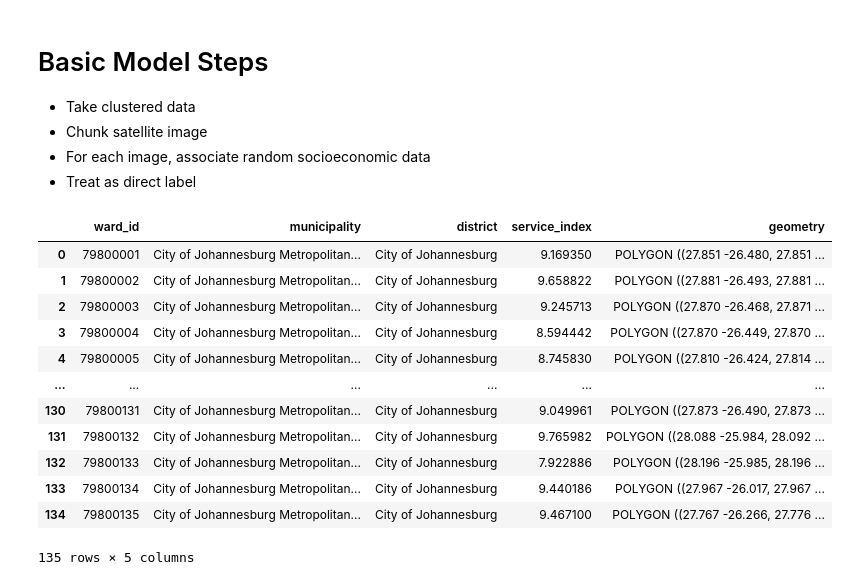
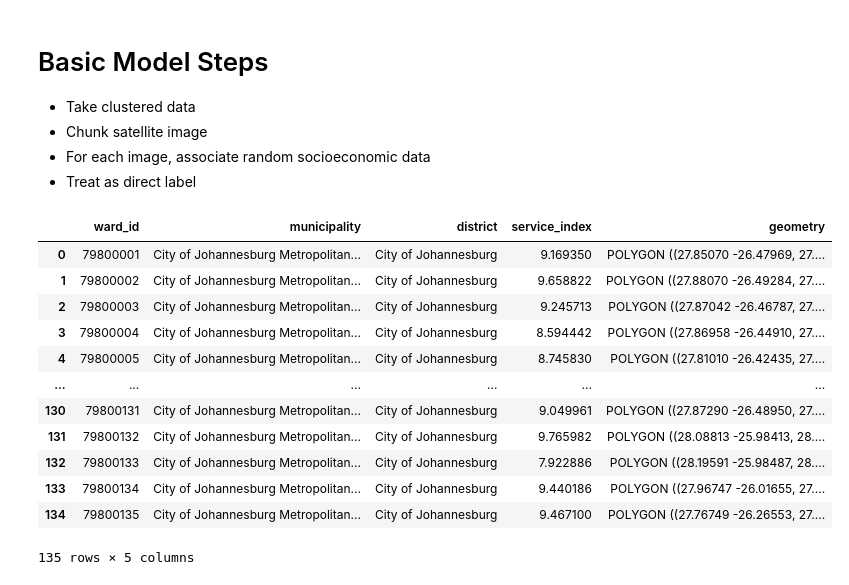
Before and after one commit to Emily-RoseSteyn/measuring-quality-of-life-gauteng, a Jupyter notebook: notebooks/basic-model-spike.ipynb, the cells around one changed output. Cells and saved outputs as stored; diff of their text form; code cells hidden in the pictures.

```diff
--- a/notebooks/basic-model-spike.ipynb
+++ b/notebooks/basic-model-spike.ipynb
@@ -12,27 +15,27 @@ import rasterio
 # %%
 # Have to add some conversion logic because plaintext geometry is not understood in CSV
 path = '../outputs/clustered-data.csv'
 df = pd.read_csv(path)
 gdf = gpd.GeoDataFrame(
     df.loc[:, [c for c in df.columns if c != "geometry"]],
     geometry=gpd.GeoSeries.from_wkt(df["geometry"]),
-    crs="epsg:3857",
+    crs="EPSG:4326",
 )
 gdf.sort_values(by='service_index', ascending=False)
 gdf
 # %% [output]
 |  | ward_id | municipality | district | service_index | geometry |
-| 0 | 79800001 | City of Johannesburg Metropolitan... | City of Johannesburg | 9.169350 | POLYGON ((27.851 -26.480, 27.851 ... |
-| 1 | 79800002 | City of Johannesburg Metropolitan... | City of Johannesburg | 9.658822 | POLYGON ((27.881 -26.493, 27.881 ... |
-| 2 | 79800003 | City of Johannesburg Metropolitan... | City of Johannesburg | 9.245713 | POLYGON ((27.870 -26.468, 27.871 ... |
-| 3 | 79800004 | City of Johannesburg Metropolitan... | City of Johannesburg | 8.594442 | POLYGON ((27.870 -26.449, 27.870 ... |
-| 4 | 79800005 | City of Johannesburg Metropolitan... | City of Johannesburg | 8.745830 | POLYGON ((27.810 -26.424, 27.814 ... |
+| 0 | 79800001 | City of Johannesburg Metropolitan... | City of Johannesburg | 9.169350 | POLYGON ((27.85070 -26.47969, 27.... |
+| 1 | 79800002 | City of Johannesburg Metropolitan... | City of Johannesburg | 9.658822 | POLYGON ((27.88070 -26.49284, 27.... |
+| 2 | 79800003 | City of Johannesburg Metropolitan... | City of Johannesburg | 9.245713 | POLYGON ((27.87042 -26.46787, 27.... |
+| 3 | 79800004 | City of Johannesburg Metropolitan... | City of Johannesburg | 8.594442 | POLYGON ((27.86958 -26.44910, 27.... |
+| 4 | 79800005 | City of Johannesburg Metropolitan... | City of Johannesburg | 8.745830 | POLYGON ((27.81010 -26.42435, 27.... |
 | ... | ... | ... | ... | ... | ... |
-| 130 | 79800131 | City of Johannesburg Metropolitan... | City of Johannesburg | 9.049961 | POLYGON ((27.873 -26.490, 27.873 ... |
-| 131 | 79800132 | City of Johannesburg Metropolitan... | City of Johannesburg | 9.765982 | POLYGON ((28.088 -25.984, 28.092 ... |
-| 132 | 79800133 | City of Johannesburg Metropolitan... | City of Johannesburg | 7.922886 | POLYGON ((28.196 -25.985, 28.196 ... |
-| 133 | 79800134 | City of Johannesburg Metropolitan... | City of Johannesburg | 9.440186 | POLYGON ((27.967 -26.017, 27.967 ... |
-| 134 | 79800135 | City of Johannesburg Metropolitan... | City of Johannesburg | 9.467100 | POLYGON ((27.767 -26.266, 27.776 ... |
+| 130 | 79800131 | City of Johannesburg Metropolitan... | City of Johannesburg | 9.049961 | POLYGON ((27.87290 -26.48950, 27.... |
+| 131 | 79800132 | City of Johannesburg Metropolitan... | City of Johannesburg | 9.765982 | POLYGON ((28.08813 -25.98413, 28.... |
+| 132 | 79800133 | City of Johannesburg Metropolitan... | City of Johannesburg | 7.922886 | POLYGON ((28.19591 -25.98487, 28.... |
+| 133 | 79800134 | City of Johannesburg Metropolitan... | City of Johannesburg | 9.440186 | POLYGON ((27.96747 -26.01655, 27.... |
+| 134 | 79800135 | City of Johannesburg Metropolitan... | City of Johannesburg | 9.467100 | POLYGON ((27.76749 -26.26553, 27.... |
 135 rows × 5 columns
 # %%
 figsize = (20, 11)
```
Also changed, not shown: parts of 5 cells of this notebook.
